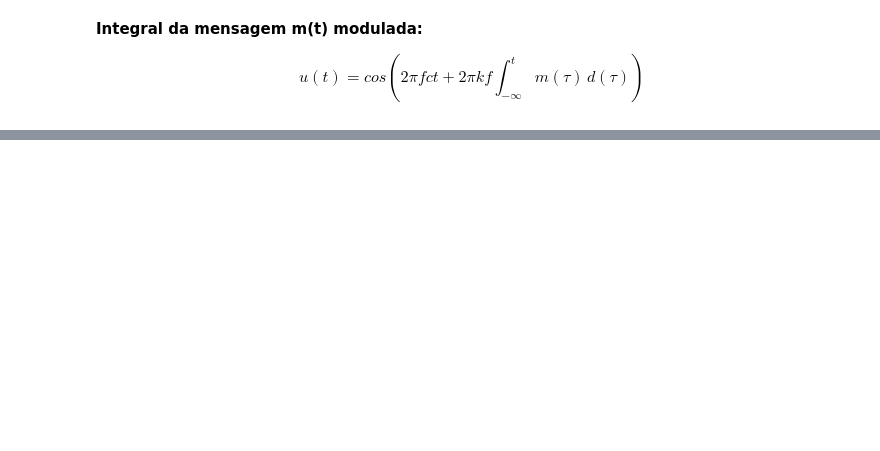
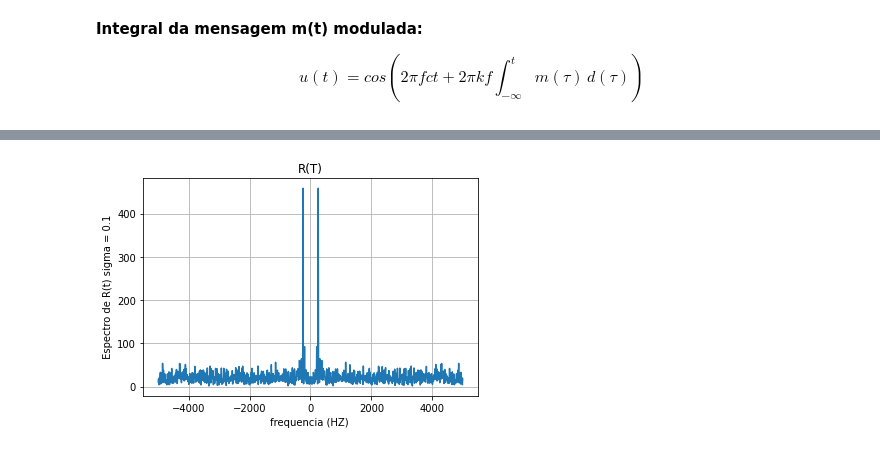
Before and after one commit to mfelippe/Principio-de-Comunica-o, a Jupyter notebook: Sinais AM e FM/Prova_3.ipynb, the cells around one changed output, grey strips where cells are left out. Cells and saved outputs as stored; diff of their text form; code cells hidden in the pictures; blank space fills up the shorter version.

Commit message:
resolução parte pratica

```diff
--- a/Sinais AM e FM/Prova_3.ipynb
+++ b/Sinais AM e FM/Prova_3.ipynb
@@ -58,0 +238,82 @@ $$ u(t)=cos(2\pi fct + 2\pi kf \int_{-\infty}^{t} m({\tau})\,d(\tau )) $$
+# %%
+Wc=np.random.randn(1000)
+Ws=np.random.randn(1000)
+sgma=0.1 #sigma = 0.1
+
+#r(t) = u(t) + n(t)
+
+#r_t_A é a função com sigma = 0.1
+
+r_t_A = u_t + sgma * (Wc*np.cos(2*np.pi*fc*t))-( Ws*np.sin(2*np.pi*fc*t))
+R_F_A = np.fft.fftshift(np.fft.fft(r_t_A))
+f  = np.linspace(-fs/2,fs/2,N)
+plt.plot(f,np.abs(R_F_A))
+plt.grid()
+plt.xlabel('frequencia (HZ) ')
+plt.ylabel(' Espectro de R(t) sigma = 0.1')
+plt.title("R(T)")
+plt.show()
+
+
+#demodulação
+
+#osciladores locais
+c_t = np.cos(2*np.pi*fc*t)
+s_t =np.sin(2*np.pi*fc*t)
+
+# fase
+u_i_A =r_t_A * c_t + np.imag(hilbert(r_t_A))*s_t
+#a transformada de hilbert é um filtro defasador, np.imag para extrair a parte complexa
+#quadratura
+u_q_A = np.imag(hilbert(r_t_A))* c_t - r_t_A*s_t
+
+#sinal de banda báscia
+u_l_A =u_i_A + 1j*u_q_A
+phase_inst_A =np.unwrap(np.arctan2(u_q_A,u_i_A))
+freq_inst_A = np.diff(phase_inst_A)/(2*np.pi*kf*ts) #np,diff faz a diferença entre os pontos, mas para ser a aproximaçao da derivada tempop temos que dividir por delta T no caso o tempo de amostragem ts
+plt.plot(t[0:N-1],freq_inst_A,label="Sinal Demodulado (Banda básica)")
+
+#na derida o freq_inst fica faltando um ponto ai o t tem que ter menos 1 ponto para o plot de 0 até N-1
+plt.plot(t,m_t, label="Sinal m(t)")
+plt.grid()
+plt.xlabel('tempo (s)')
+plt.ylabel('frequencia instanea instanea')
+plt.legend(loc=1)
+plt.title("SIGMA = 0.1")
+plt.show()
+
+
+#sigma = 1
+sgma =1
+r_t_B = u_t + sgma * (Wc*np.cos(2*np.pi*fc*t))-( Ws*np.sin(2*np.pi*fc*t))
+R_F_B = np.fft.fftshift(np.fft.fft(r_t_B))
+f  = np.linspace(-fs/2,fs/2,N)
+plt.plot(f,np.abs(R_F_B))
+plt.grid()
+plt.xlabel('frequencia (HZ) ')
+plt.ylabel(' Espectro de R(t)')
+plt.title("R(T) sigma = 1")
+plt.show()
+
+# fase
+u_i = r_t_B*c_t + np.imag(hilbert(r_t_B))*s_t
+#a transformada de hilbert é um filtro defasador, np.imag para extrair a parte complexa
+#quadratura
+u_q = np.imag(hilbert(r_t_B))*c_t - r_t_B*s_t
+
+#sinal de banda báscia
+u_l =u_i + 1j*u_q
+phase_inst_B =np.unwrap(np.arctan2(u_q,u_i))
+freq_inst_B = np.diff(phase_inst_B)/(2*np.pi*kf*ts) #np,diff faz a diferença entre os pontos, mas para ser a aproximaçao da derivada tempop temos que dividir por delta T no caso o tempo de amostragem ts
+plt.plot(t[0:N-1],freq_inst_B,label="Sinal Demodulado(Banda básica)")
+
+#na derida o freq_inst fica faltando um ponto ai o t tem que ter menos 1 ponto para o plot de 0 até N-1
+plt.plot(t,m_t, label="Sinal m(t)")
+plt.grid()
+plt.xlabel('tempo (s)')
+plt.ylabel('frequencia instanea instanea')
+plt.legend(loc=1)
+plt.title("SIGMA = 1")
+plt.show()
+# %% [output]
+[figure, added]
```
Also changed, not shown: parts of 20 cells of this notebook.
